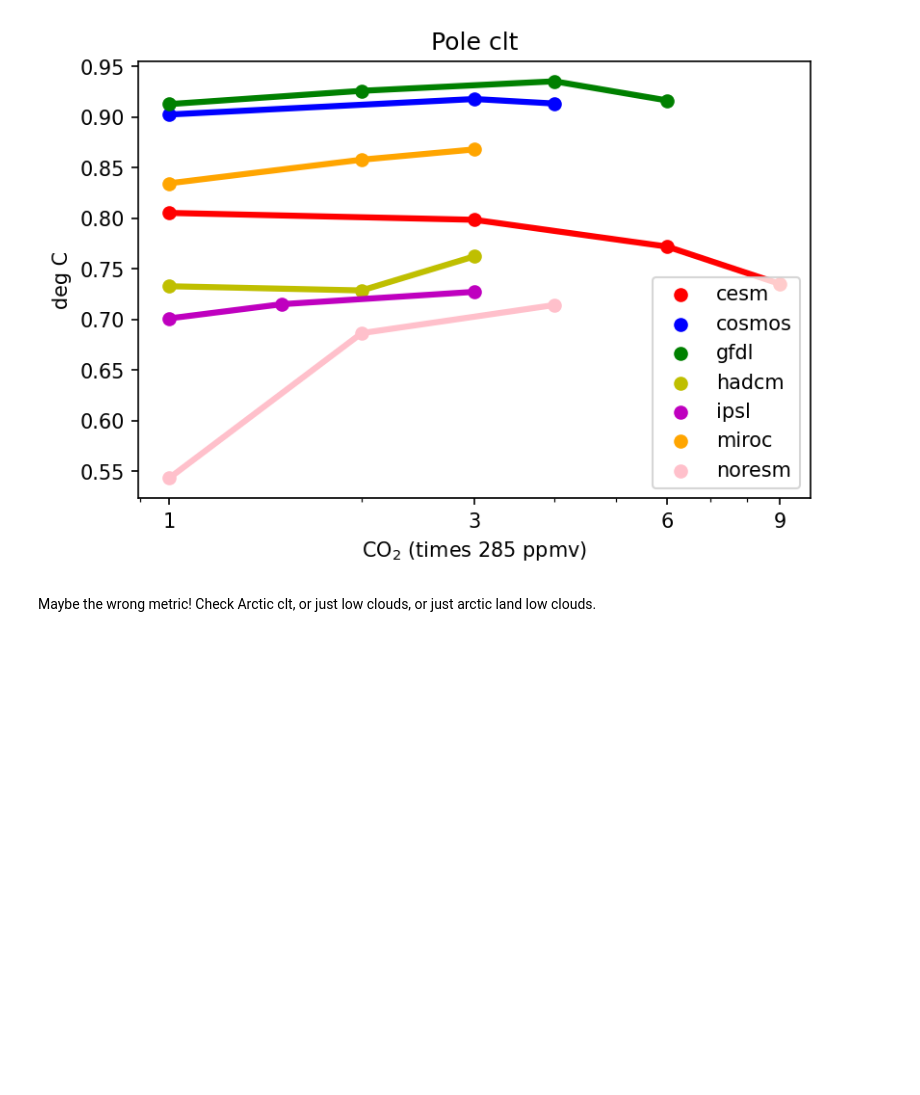
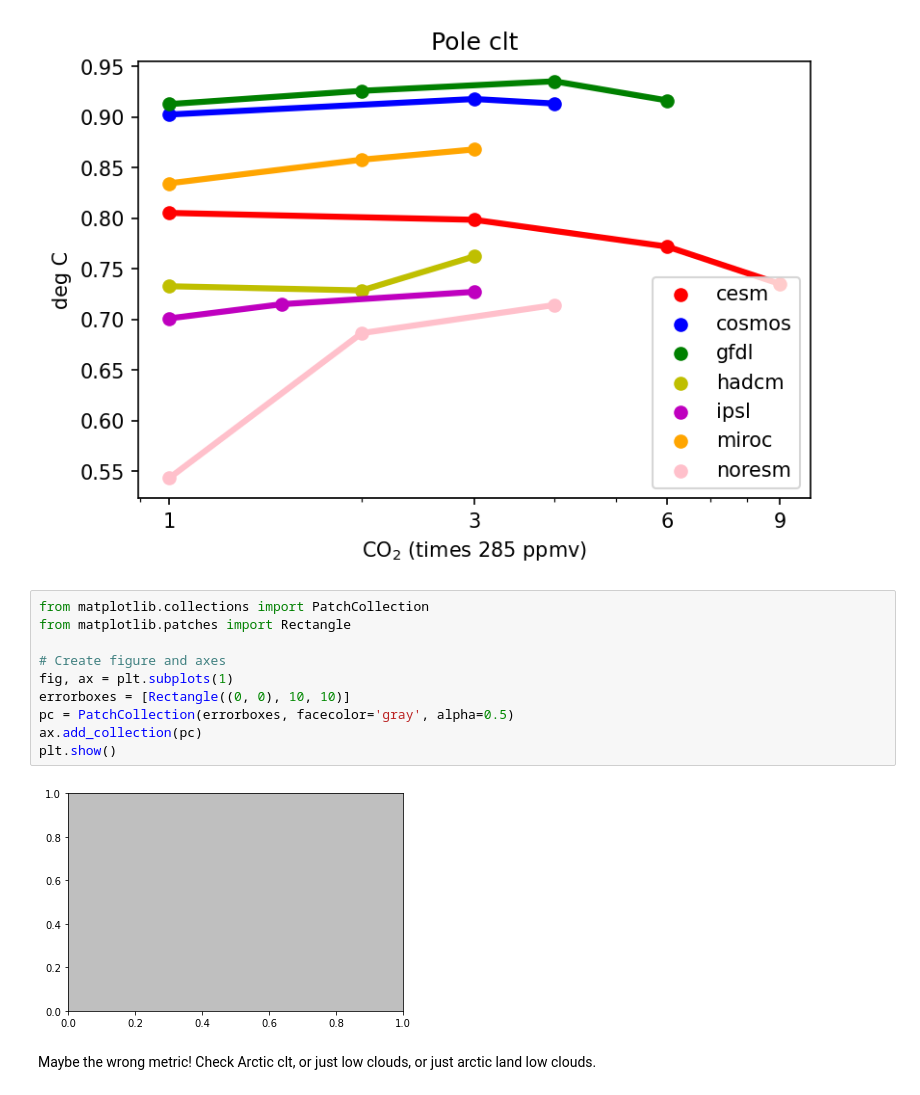
Before and after one commit to matthewjhenry/eocene, a Jupyter notebook: eocene_deepmip.ipynb, the cells around one changed output. Cells and saved outputs as stored; diff of their text form; blank space fills up the shorter version.

```diff
--- a/eocene_deepmip.ipynb
+++ b/eocene_deepmip.ipynb
@@ -286,6 +286,18 @@ plt.legend()
 plt.show()
 # %% [output]
 [figure]
+# %%
+from matplotlib.collections import PatchCollection
+from matplotlib.patches import Rectangle
+
+# Create figure and axes
+fig, ax = plt.subplots(1)
+errorboxes = [Rectangle((0, 0), 10, 10)]
+pc = PatchCollection(errorboxes, facecolor='gray', alpha=0.5)
+ax.add_collection(pc)
+plt.show()
+# %% [output]
+[figure, added]
 # %% [markdown]
 Maybe the wrong metric! Check Arctic clt, or just low clouds, or just arctic land low clouds.
 # %%
```
Also changed, not shown: parts of 4 cells of this notebook.
